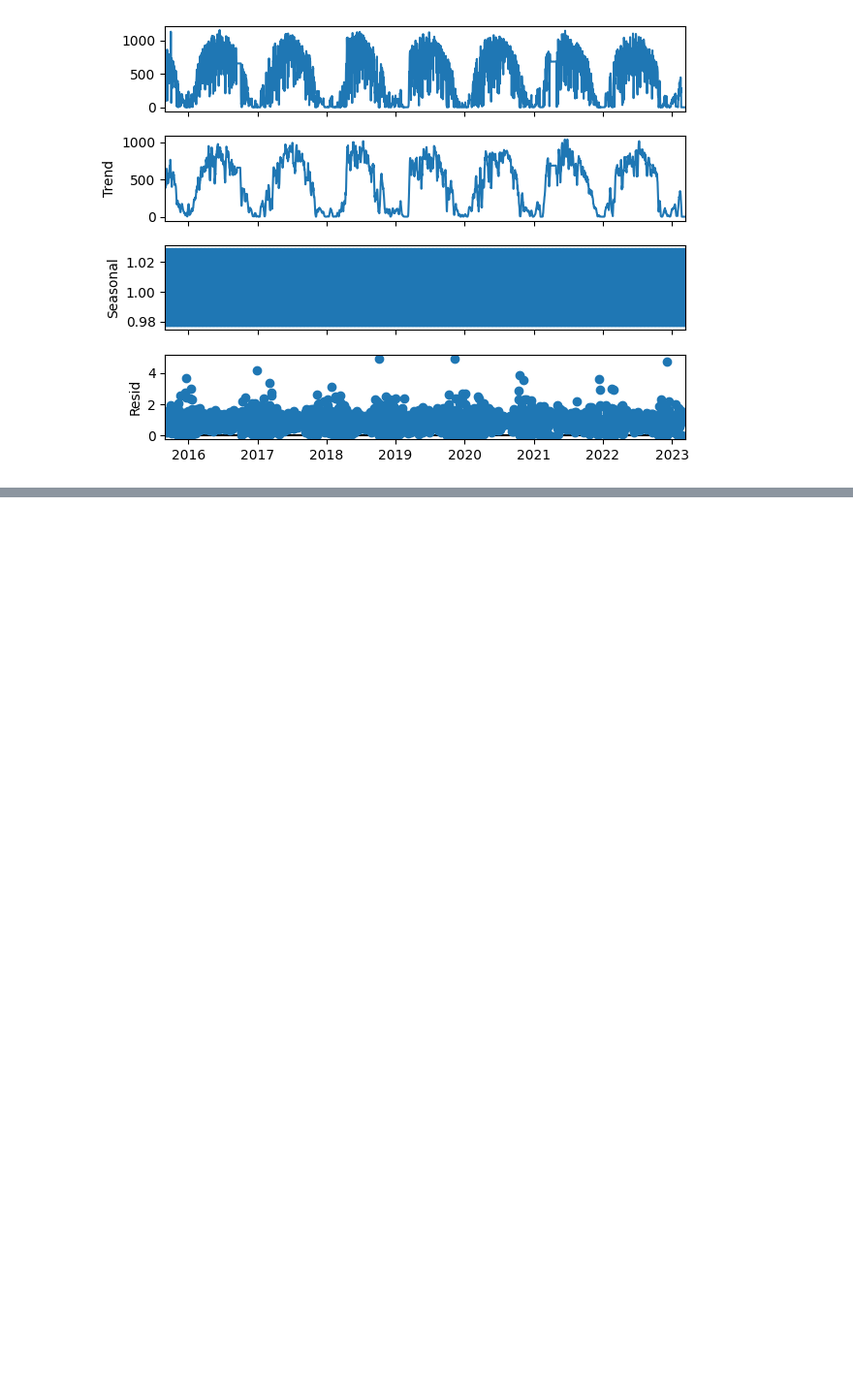
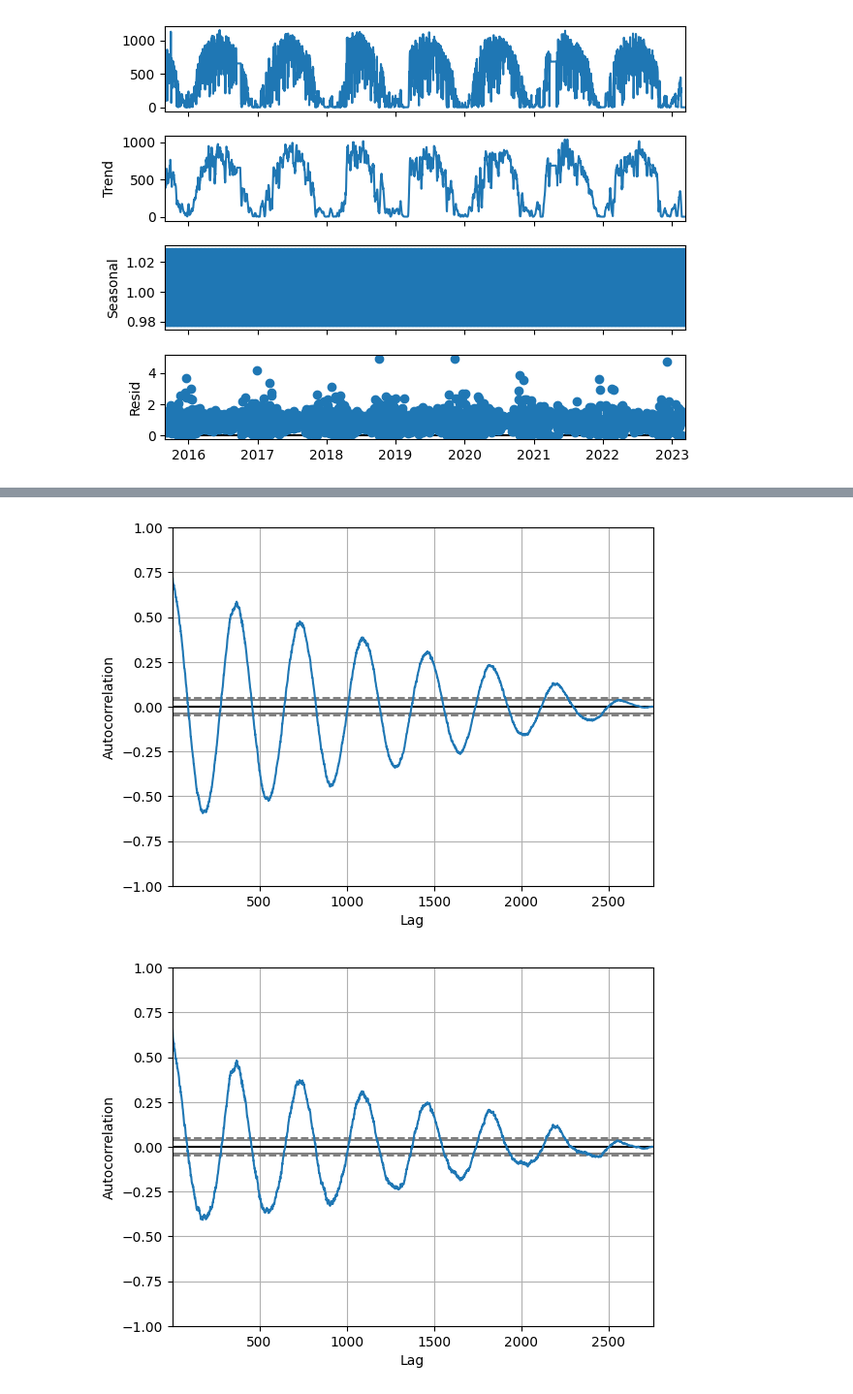
Before and after one commit to LorenNuyts/target_transformations, a Jupyter notebook: data/raw_data/solar_energy_production.ipynb, the cells around one changed output, grey strips where cells are left out. Shown at 97% size. Saved outputs shown, nothing was run; the diff lists cells and outputs as text; code cells hidden in the pictures; blank space fills up the shorter version.

```diff
--- a/data/raw_data/solar_energy_production.ipynb
+++ b/data/raw_data/solar_energy_production.ipynb
@@ -255,0 +275,7 @@ plt.show()
+# %%
+import pmdarima as pm
+pm.utils.autocorr_plot(daily_kwh)
+pm.utils.autocorr_plot(daily_kwh_normalized)
+# %% [output]
+[figure, added]
+[figure, added]
```
Also changed, not shown: parts of 15 cells of this notebook, 11 other files.
